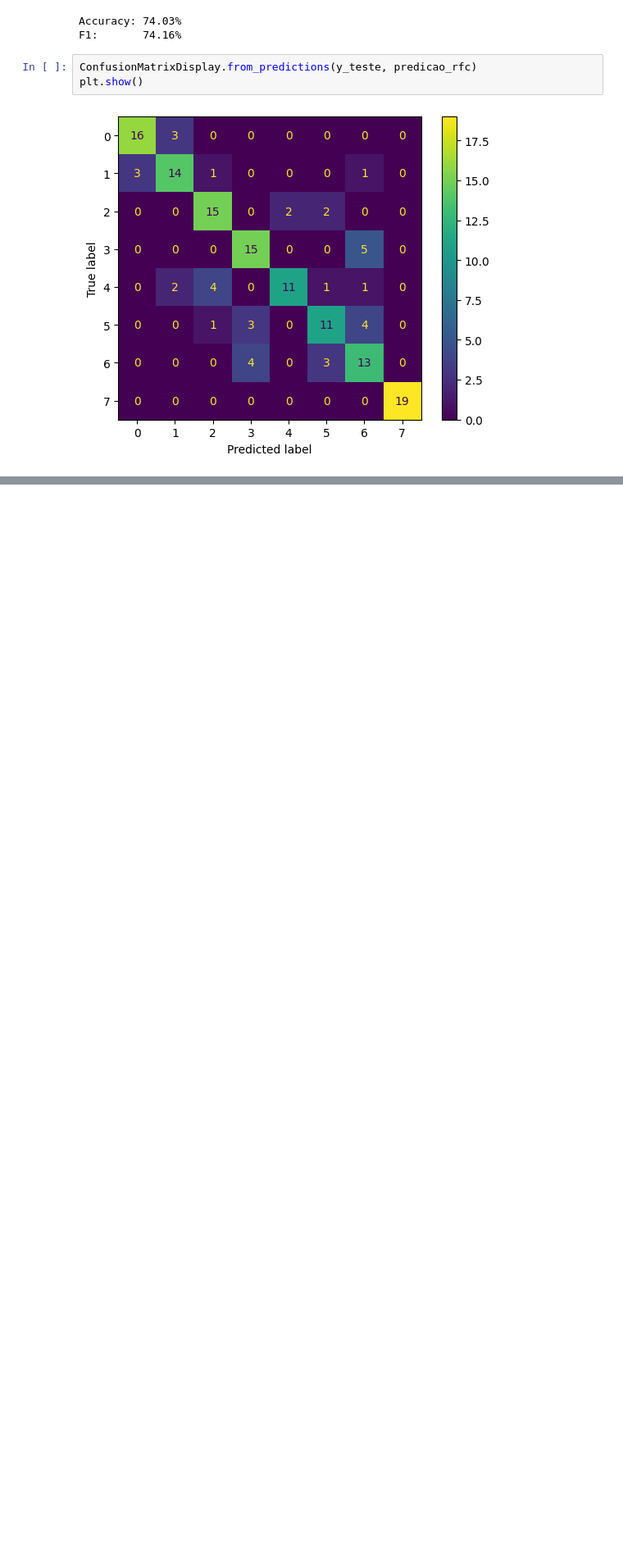
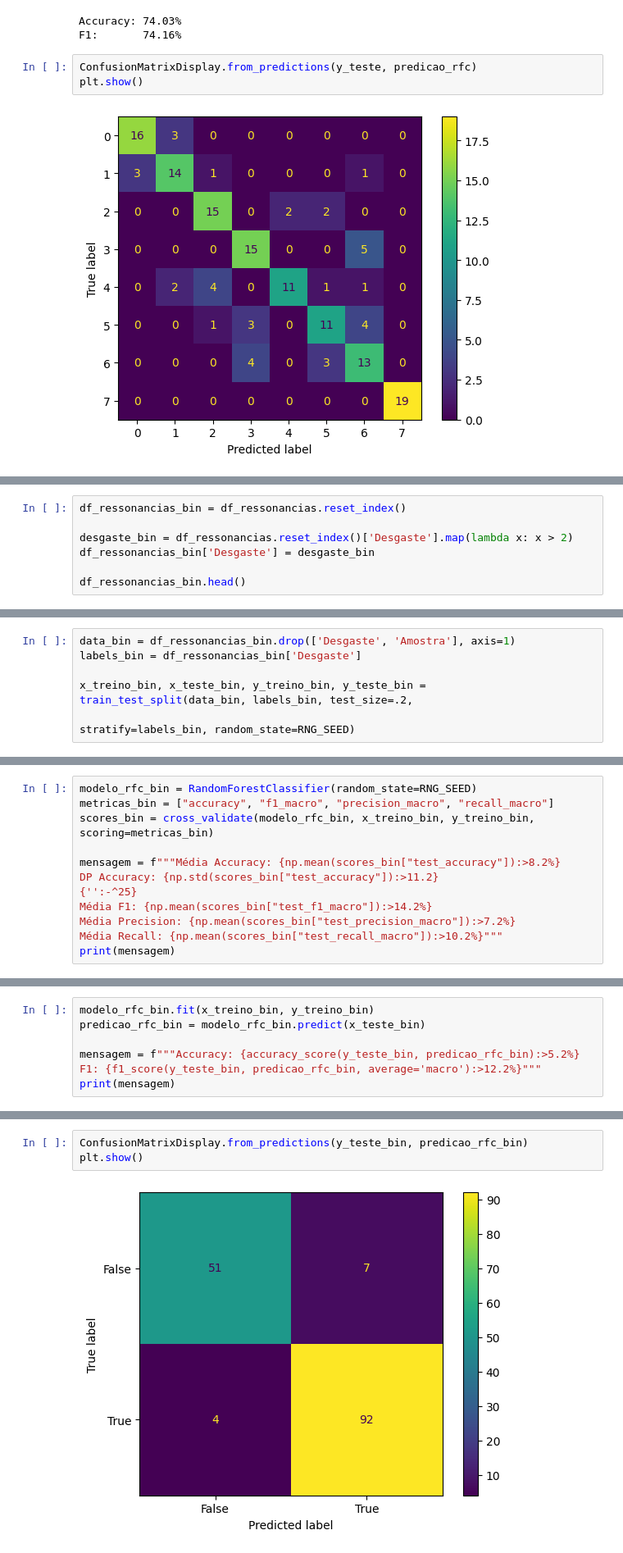
Before and after one commit to G4brielMartins/desgaste-viga, a Jupyter notebook: Ressonancias.ipynb, the cells around one changed output, grey strips where cells are left out. Shown: that part at 82% size. Saved outputs shown, nothing was run; the diff lists cells and outputs as text; blank space fills up the shorter version.

Commit message:
Classificação binária por ressonância adicionada Testes com classificação binária utilizando random forest e mlp keras com dados de ressonância.

```diff
--- a/Ressonancias.ipynb
+++ b/Ressonancias.ipynb
@@ -111,0 +106,7 @@ plt.show()
+# %%
+df_ressonancias_bin = df_ressonancias.reset_index()
+
+desgaste_bin = df_ressonancias.reset_index()['Desgaste'].map(lambda x: x > 2)
+df_ressonancias_bin['Desgaste'] = desgaste_bin
+
+df_ressonancias_bin.head()
@@ -111,0 +120,6 @@ plt.show()
+# %%
+data_bin = df_ressonancias_bin.drop(['Desgaste', 'Amostra'], axis=1)
+labels_bin = df_ressonancias_bin['Desgaste']
+
+x_treino_bin, x_teste_bin, y_treino_bin, y_teste_bin = train_test_split(data_bin, labels_bin, test_size=.2,
+                                                                        stratify=labels_bin, random_state=RNG_SEED)
@@ -111,0 +128,12 @@ plt.show()
+# %%
+modelo_rfc_bin = RandomForestClassifier(random_state=RNG_SEED)
+metricas_bin = ["accuracy", "f1_macro", "precision_macro", "recall_macro"]
+scores_bin = cross_validate(modelo_rfc_bin, x_treino_bin, y_treino_bin, scoring=metricas_bin)
+
+mensagem = f"""Média Accuracy: {np.mean(scores_bin["test_accuracy"]):>8.2%}
+DP Accuracy: {np.std(scores_bin["test_accuracy"]):>11.2}
+{'':-^25}
+Média F1: {np.mean(scores_bin["test_f1_macro"]):>14.2%}
+Média Precision: {np.mean(scores_bin["test_precision_macro"]):>7.2%}
+Média Recall: {np.mean(scores_bin["test_recall_macro"]):>10.2%}"""
+print(mensagem)
@@ -111,0 +147,7 @@ plt.show()
+# %%
+modelo_rfc_bin.fit(x_treino_bin, y_treino_bin)
+predicao_rfc_bin = modelo_rfc_bin.predict(x_teste_bin)
+
+mensagem = f"""Accuracy: {accuracy_score(y_teste_bin, predicao_rfc_bin):>5.2%}
+F1: {f1_score(y_teste_bin, predicao_rfc_bin, average='macro'):>12.2%}"""
+print(mensagem)
@@ -111,0 +157,5 @@ plt.show()
+# %%
+ConfusionMatrixDisplay.from_predictions(y_teste_bin, predicao_rfc_bin)
+plt.show()
+# %% [output]
+[figure, added]
```
Also changed, not shown: parts of 17 cells of this notebook.
